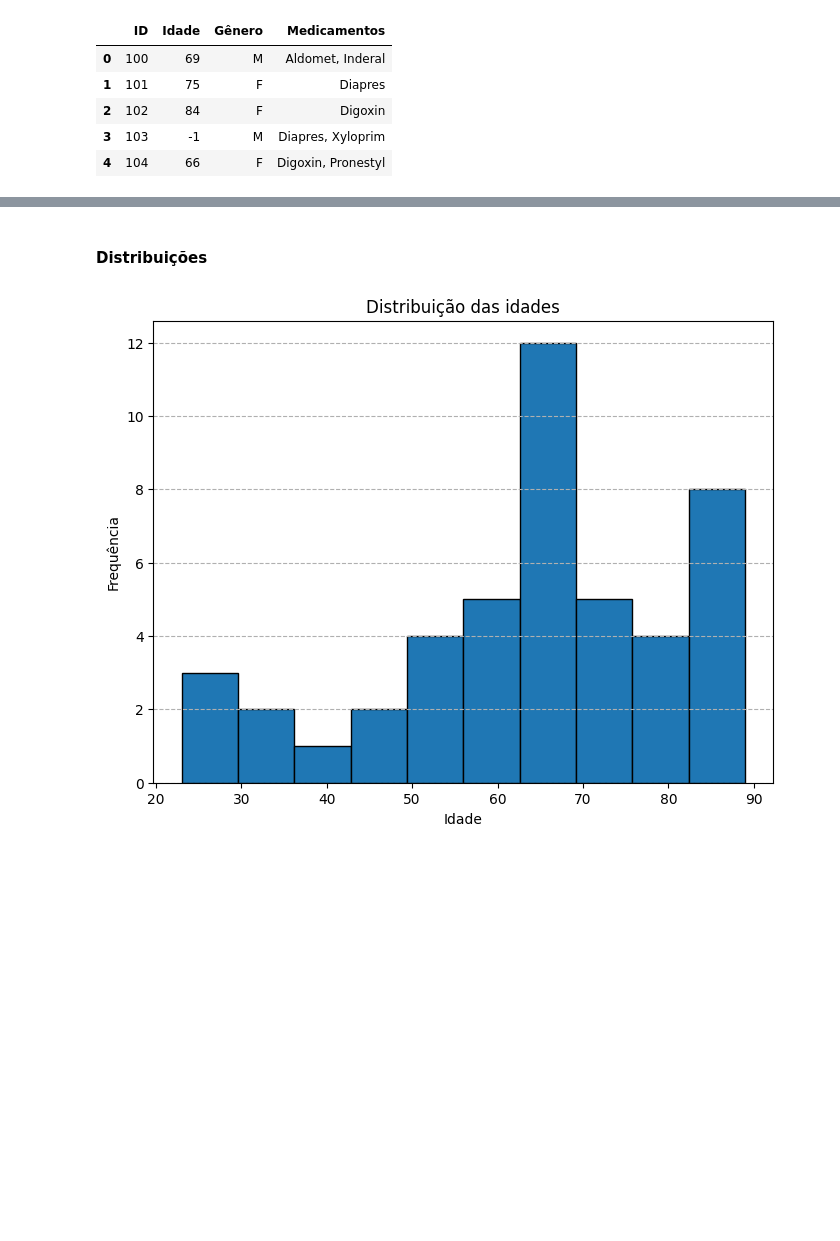
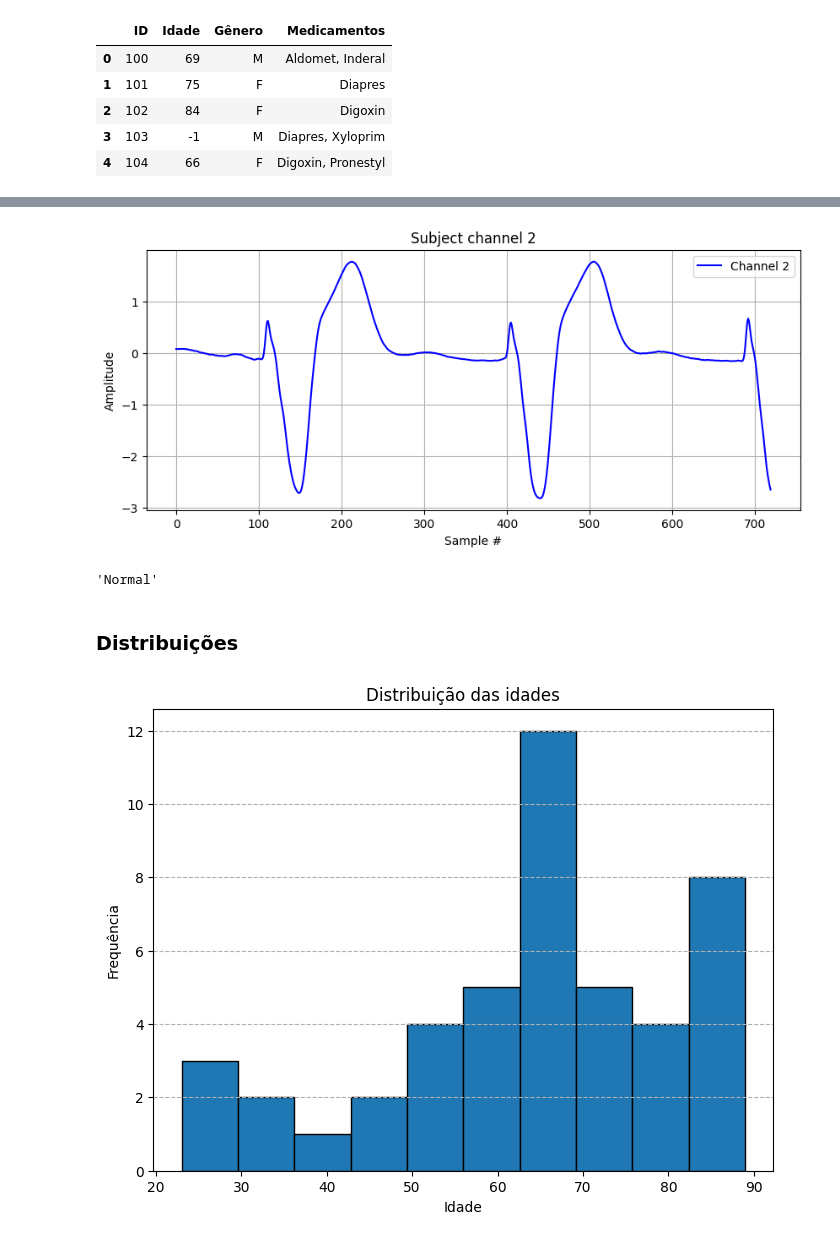
Before and after one commit to IgorVasconcelos1711/tcc-ecg-proccessing, a Jupyter notebook: code/israeli_data.ipynb, the cells around one changed output, grey strips where cells are left out. Saved outputs shown, nothing was run; the diff lists cells and outputs as text; code cells hidden in the pictures; blank space fills up the shorter version.

```diff
--- a/code/israeli_data.ipynb
+++ b/code/israeli_data.ipynb
@@ -51,5 +451,11 @@ df.head()
+# %%
+subjects[2].get_window_plot(2, 0)
+subjects[2].get_window_label(2, 0)
+# %% [output]
+[figure, added]
+'Normal'
 # %% [markdown]
-#### Distribuições
+### Distribuições
 # %%
 valid_ages = (df['Idade'][df['Idade'] != -1])
 
```
Also changed, not shown: parts of 28 cells of this notebook, 1 other file.
